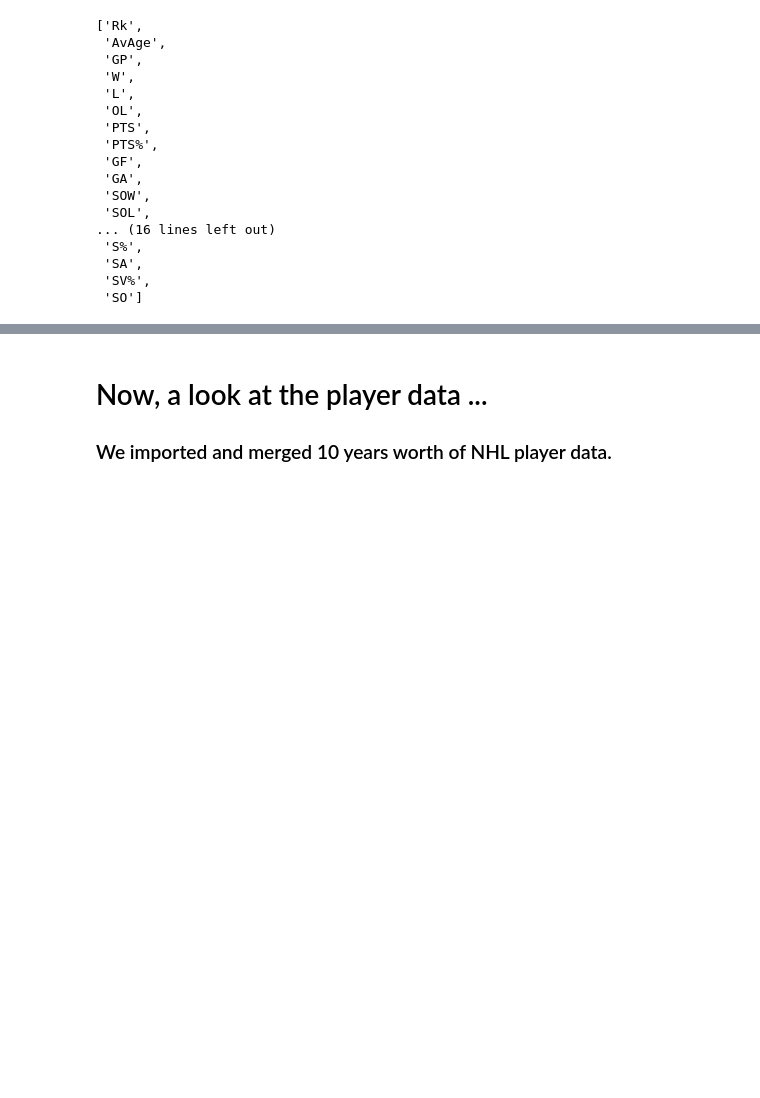
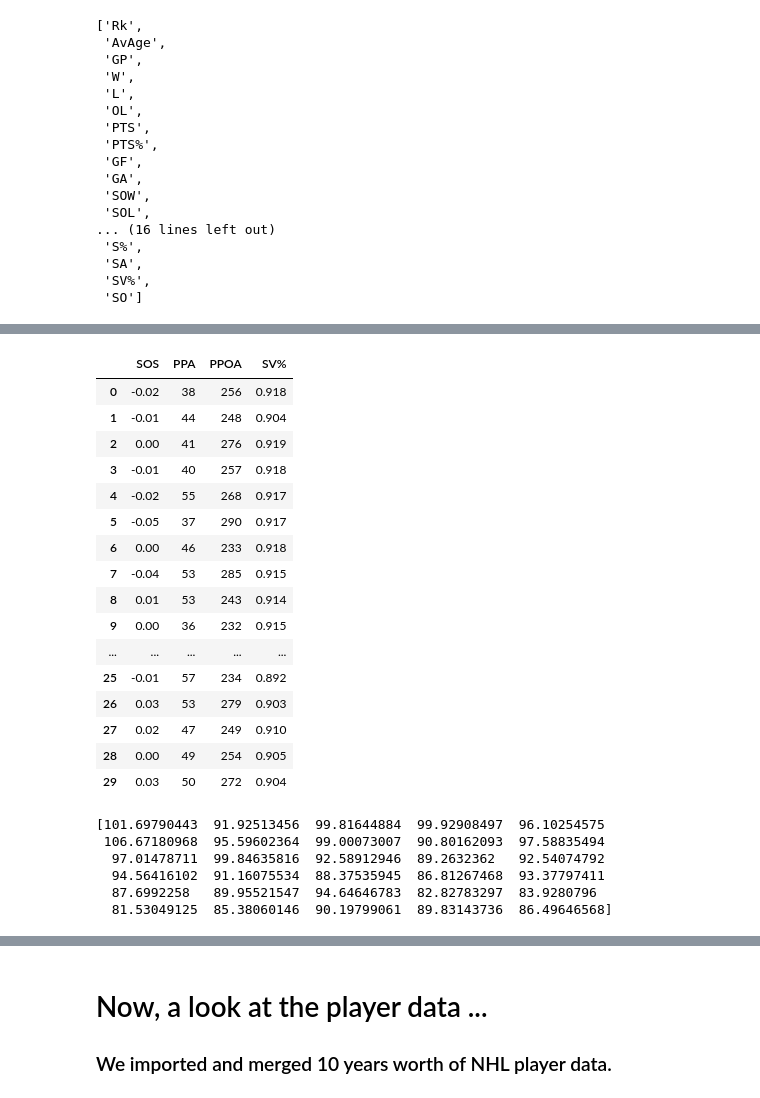
Before and after one commit to knwright/Hard_Refresh, a Jupyter notebook: NHL_Performance_Predictions.ipynb, the cells around one changed output, grey strips where cells are left out. Drawn from its saved outputs; the diff is of its cells as text; code cells hidden in the pictures; blank space fills up the shorter version.

```diff
--- a/NHL_Performance_Predictions.ipynb
+++ b/NHL_Performance_Predictions.ipynb
@@ -704,0 +715,43 @@ array([86.90812366])
+# %%
+# Read in 2016 NHL season csv
+season_2016 = pd.read_csv('nhl_season_data/2016.csv')
+
+season_2016_clean = season_2016[['SOS', 'PPA', 'PPOA', 'SV%']]
+season_2016_clean
+# %% [output]
+|  | SOS | PPA | PPOA | SV% |
+| 0 | -0.02 | 38 | 256 | 0.918 |
+| 1 | -0.01 | 44 | 248 | 0.904 |
+| 2 | 0.00 | 41 | 276 | 0.919 |
+| 3 | -0.01 | 40 | 257 | 0.918 |
+| 4 | -0.02 | 55 | 268 | 0.917 |
+| 5 | -0.05 | 37 | 290 | 0.917 |
+| 6 | 0.00 | 46 | 233 | 0.918 |
+| 7 | -0.04 | 53 | 285 | 0.915 |
+| 8 | 0.01 | 53 | 243 | 0.914 |
+| 9 | 0.00 | 36 | 232 | 0.915 |
+| ... | ... | ... | ... | ... |
+| 25 | -0.01 | 57 | 234 | 0.892 |
+| 26 | 0.03 | 53 | 279 | 0.903 |
+| 27 | 0.02 | 47 | 249 | 0.910 |
+| 28 | 0.00 | 49 | 254 | 0.905 |
+| 29 | 0.03 | 50 | 272 | 0.904 |
+# %%
+# Predict 2016 NHL Season Points
+
+X = season_2016_clean
+y = season_2016['PTS']
+
+for index, row in X.iterrows():
+    X_pred = sc.transform(X)
+    y_pred = model.predict(X_pred)
+    y_pred
+
+print(y_pred)
+# %% [output]
+[101.69790443  91.92513456  99.81644884  99.92908497  96.10254575
+ 106.67180968  95.59602364  99.00073007  90.80162093  97.58835494
+  97.01478711  99.84635816  92.58912946  89.2632362   92.54074792
+  94.56416102  91.16075534  88.37535945  86.81267468  93.37797411
+  87.6992258   89.95521547  94.64646783  82.82783297  83.9280796
+  81.53049125  85.38060146  90.19799061  89.83143736  86.49646568]
```
Also changed, not shown: parts of 16 cells of this notebook, 1 other file.
